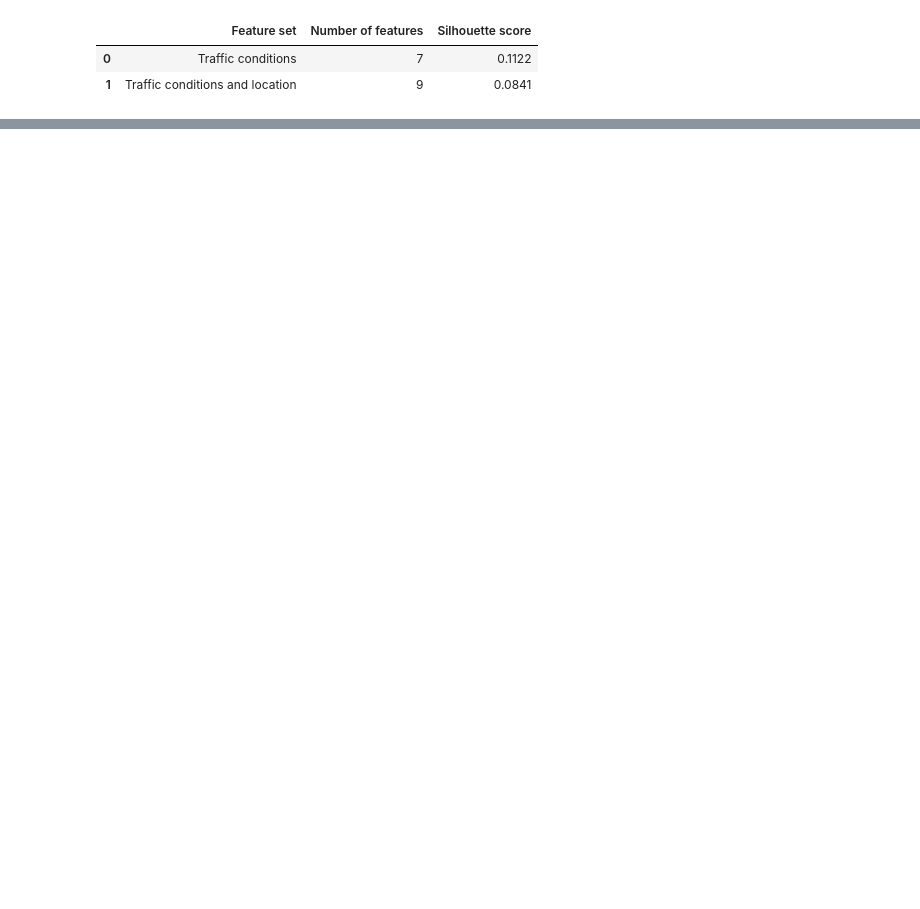
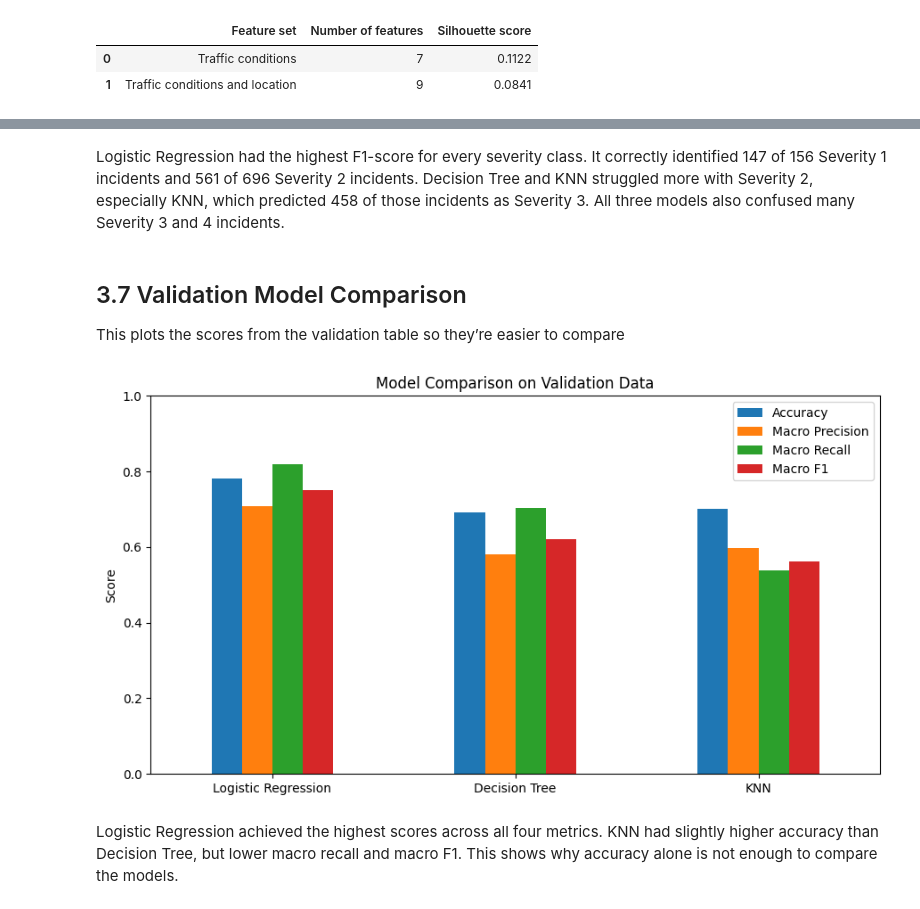
Before and after one commit to zeemohamed7/ai-traffic-project, a Jupyter notebook: IT7009_Traffic_Incident_Analysis.ipynb, the cells around one changed output, grey strips where cells are left out. Saved outputs shown, nothing was run; the diff lists cells and outputs as text; code cells hidden in the pictures; blank space fills up the shorter version.

```diff
--- a/IT7009_Traffic_Incident_Analysis.ipynb
+++ b/IT7009_Traffic_Incident_Analysis.ipynb
@@ -1472,0 +1562,28 @@ display(pd.DataFrame(clustering_results).round(4))
+# %%
+from sklearn.metrics import (
+    accuracy_score, precision_score, recall_score, f1_score
+)
+
+rows = []
+preds = {}
+
+for name, model in trained.items():
+    p = model.predict(X_val_selected)
+    preds[name] = p
+
+    rows.append({
+        "Model": name,
+        "Accuracy": accuracy_score(y_val, p),
+        "Macro Precision": precision_score(
+            y_val, p, average="macro", zero_division=0
+        ),
+        "Macro Recall": recall_score(
+            y_val, p, average="macro", zero_division=0
+        ),
+        "Macro F1": f1_score(
+            y_val, p, average="macro", zero_division=0
+        )
+    })
+
+results = pd.DataFrame(rows).set_index("Model")
+display(results.round(3))
@@ -1472,0 +1655,18 @@ display(pd.DataFrame(clustering_results).round(4))
+# %% [markdown]
+Logistic Regression had the highest F1-score for every severity class. It correctly identified 147 of 156 Severity 1 incidents and 561 of 696 Severity 2 incidents. Decision Tree and KNN struggled more with Severity 2, especially KNN, which predicted 458 of those incidents as Severity 3. All three models also confused many Severity 3 and 4 incidents.
+# %% [markdown]
+## 3.7 Validation Model Comparison
+This plots the scores from the validation table so they’re easier to compare
+# %%
+results.plot(kind="bar", figsize=(9, 5), ylim=(0, 1))
+
+plt.title("Model Comparison on Validation Data")
+plt.ylabel("Score")
+plt.xlabel("")
+plt.xticks(rotation=0)
+plt.tight_layout()
+plt.show()
+# %% [output]
+[figure, added]
+# %% [markdown]
+Logistic Regression achieved the highest scores across all four metrics. KNN had slightly higher accuracy than Decision Tree, but lower macro recall and macro F1. This shows why accuracy alone is not enough to compare the models.
```
Also changed, not shown: parts of 34 cells of this notebook.
